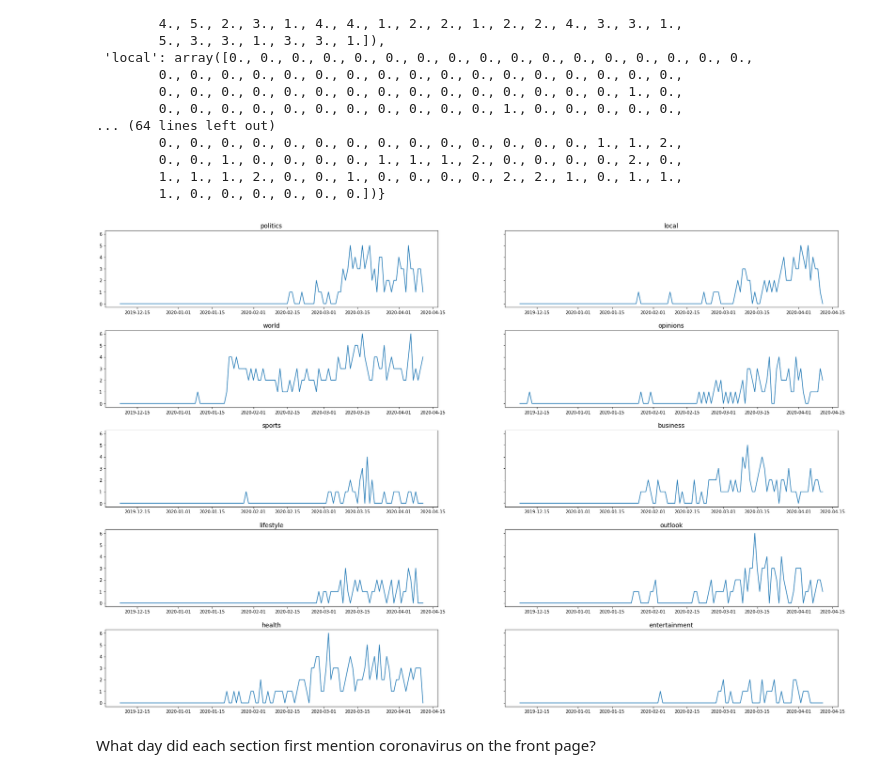
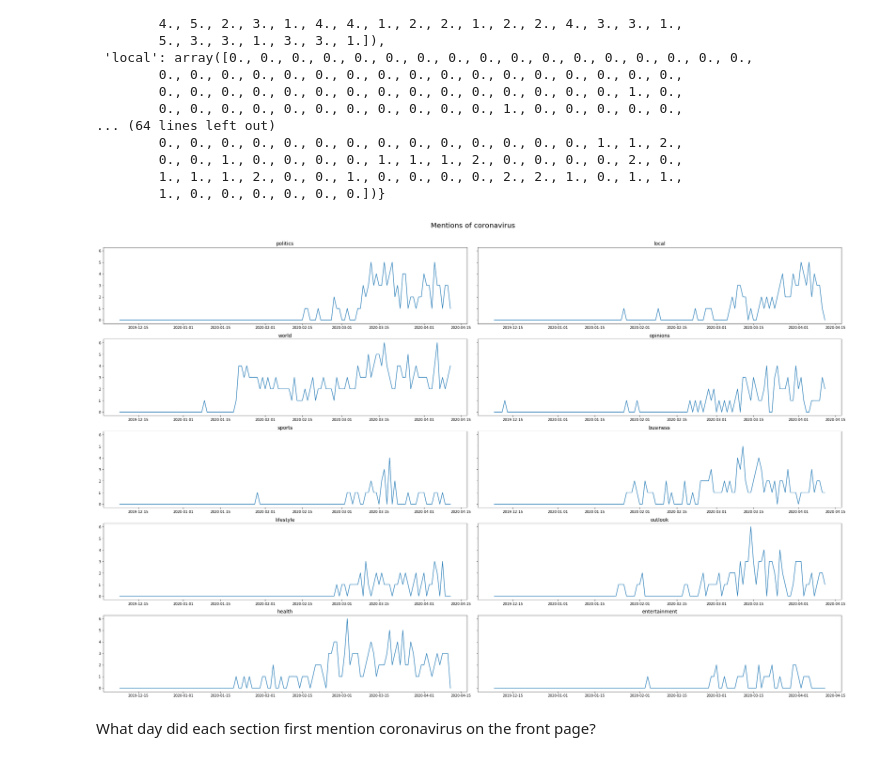
Before and after one commit to brienna/coronavirus-news-analysis, a Jupyter notebook: 2020_04_09_washington_post_scraper.ipynb, the cells around one changed output. Saved outputs shown, nothing was run; the diff lists cells and outputs as text; code cells hidden in the pictures.

Commit message:
Improve headline/section data structure

```diff
--- a/2020_04_09_washington_post_scraper.ipynb
+++ b/2020_04_09_washington_post_scraper.ipynb
@@ -275,0 +321,3 @@ df
+# %%
+df_headsects_unique = df_headsects.drop_duplicates(subset='headline', keep='first')
+df_headsects_unique
@@ -303,12 +373,0 @@ Delete any headlines and sections that are not really headlines. I updated the c
-# %%
-indices_to_del = []
-
-for i, headline in enumerate(all_headlines):
-    if headline in unacceptable_headlines:
-        indices_to_del.append(i)
-
-print('Deleting ' + str(len(indices_to_del)) + ' headlines and sections')
-all_headlines = [x for i, x in enumerate(all_headlines) if i not in indices_to_del]
-all_sections = [x for i, x in enumerate(all_sections) if i not in indices_to_del]
-print('Headlines: ' + str(len(all_headlines)))
-print('Sections: ' + str(len(all_sections)))
@@ -337,16 +403,0 @@ How many times does coronavirus appear in the headlines, per day?
-# %%
-appearances = []
-headline_appearances = []
-for day in df.iterrows():
-    h = []
-    appears = 0
-    headlines = day[1]['headlines']
-    num_headlines = len(headlines)
-    for headline in headlines:
-        if 'coronavirus' in headline.lower() or 'covid-19' in headline.lower() or 'covid19' in headline.lower() or 'pandemic' in headline.lower() or 'outbreak' in headline.lower():
-            appears += 1
-            h.append(headline)
-    appearances.append((appears/num_headlines) * 100) # percentage
-    headline_appearances.append(h)
-
-appearances
@@ -510,7 +526,7 @@ Most frequently used words, monthly.
 # %% [markdown]
 Top 10 most populous sections, overall.
 # %%
-top_10_sects = df_headsects['section'].value_counts().head(10)
+top_10_sects = df_headsects_unique['section'].value_counts().head(10)
 top_10_sects
 # %% [output]
 politics         852
@@ -608,34 +624,36 @@ axarr[0, 0].set_title('politics', fontsize=14)
 
 axarr[0, 1].plot(date_range, section_appearances['local'])
 axarr[0, 1].set_title('local', fontsize=14)
 
 axarr[1, 0].plot(date_range, section_appearances['world'])
 axarr[1, 0].set_title('world', fontsize=14)
 
 axarr[1, 1].plot(date_range, section_appearances['opinions'])
 axarr[1, 1].set_title('opinions', fontsize=14)
 
 axarr[2, 0].plot(date_range, section_appearances['sports'])
 axarr[2, 0].set_title('sports', fontsize=14)
 
 axarr[2, 1].plot(date_range, section_appearances['business'])
 axarr[2, 1].set_title('business', fontsize=14)
 
 axarr[3, 0].plot(date_range, section_appearances['lifestyle'])
 axarr[3, 0].set_title('lifestyle', fontsize=14)
 
 axarr[3, 1].plot(date_range, section_appearances['outlook'])
 axarr[3, 1].set_title('outlook', fontsize=14)
 
 axarr[4, 0].plot(date_range, section_appearances['health'])
 axarr[4, 0].set_title('health', fontsize=14)
 
 axarr[4, 1].plot(date_range, section_appearances['entertainment'])
 axarr[4, 1].set_title('entertainment', fontsize=14)
 
+fig.suptitle('Mentions of coronavirus', fontsize=20)
+fig.tight_layout(rect=[0, 0.03, 1, 0.95])
 plt.show()
 # %% [output]
-[figure, old version]
+[figure, new version]
 # %% [markdown]
 What day did each section first mention coronavirus on the front page?
 # %%
```
Also changed, not shown: parts of 66 cells of this notebook.
